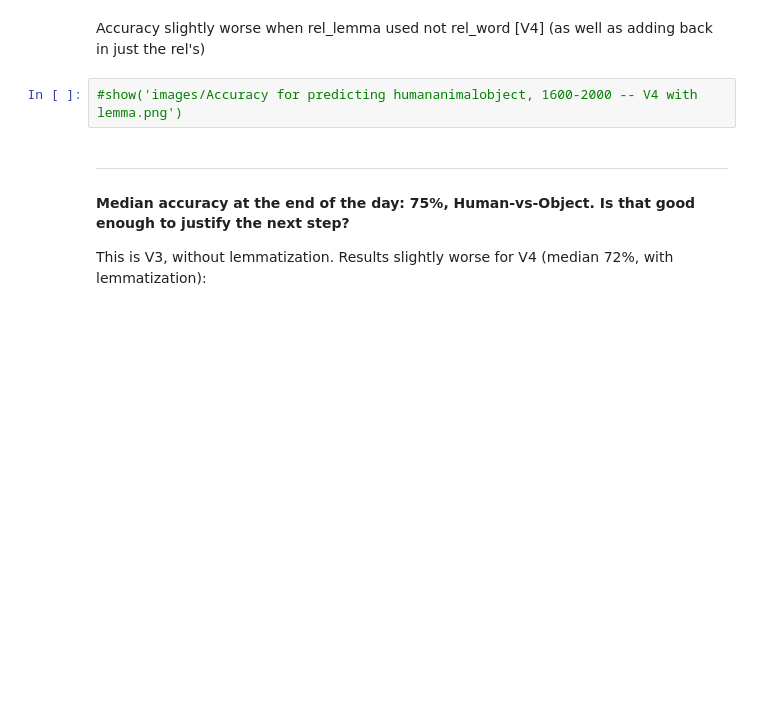
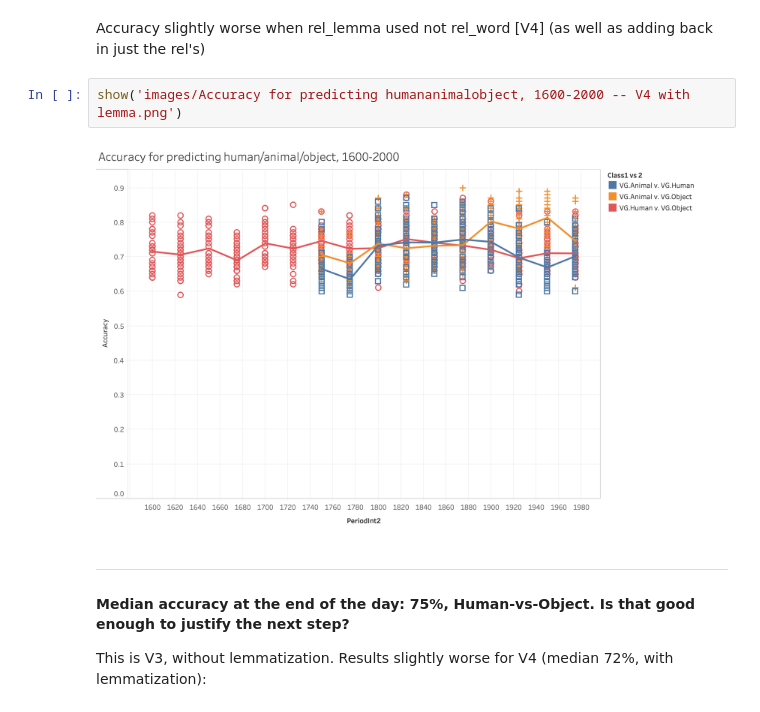
Before and after one commit to quadrismegistus/personhood, a Jupyter notebook: GrammarOfPersonhood.ipynb, the cells around one changed output. Saved outputs shown, nothing was run; the diff lists cells and outputs as text; blank space fills up the shorter version.

```diff
--- a/GrammarOfPersonhood.ipynb
+++ b/GrammarOfPersonhood.ipynb
@@ -378,7 +372,9 @@ Accuracy marginally better when "rel_head" (eg *nsubj_knows*) is used [V3], i.e.
 # %% [markdown]
 Accuracy slightly worse when rel_lemma used not rel_word [V4] (as well as adding back in just the rel's)
 # %%
-#show('images/Accuracy for predicting humananimalobject, 1600-2000 -- V4 with lemma.png')
+show('images/Accuracy for predicting humananimalobject, 1600-2000 -- V4 with lemma.png')
+# %% [output]
+[figure, added]
 # %% [markdown]
 ----
 
```
Also changed, not shown: parts of 19 cells of this notebook.
